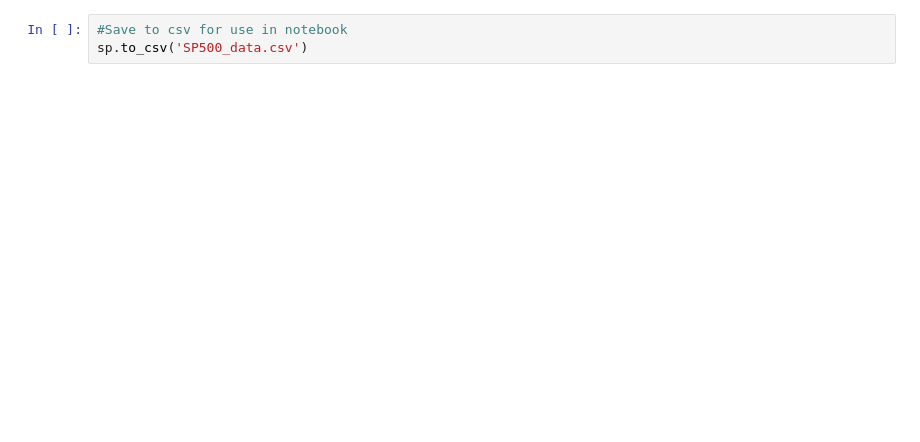
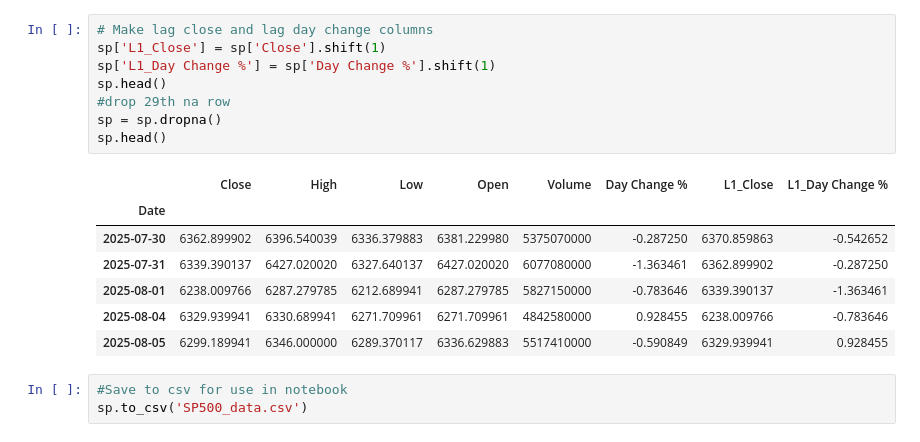
Before and after one commit to bradleyvance23/eco395-ml-midterm-kalshi, a Jupyter notebook: SP500_notebook.ipynb, the cells around one changed output. Drawn from its saved outputs; the diff is of its cells as text; blank space fills up the shorter version.

Commit message:
added lag close and lag day change % to sp csv

```diff
--- a/SP500_notebook.ipynb
+++ b/SP500_notebook.ipynb
@@ -39,3 +43,19 @@ sp.head()
+# %%
+# Make lag close and lag day change columns
+sp['L1_Close'] = sp['Close'].shift(1)
+sp['L1_Day Change %'] = sp['Day Change %'].shift(1)
+sp.head()
+#drop 29th na row
+sp = sp.dropna()
+sp.head()
+# %% [output]
+|  | Close | High | Low | Open | Volume | Day Change % | L1_Close | L1_Day Change % |
+| Date |  |  |  |  |  |  |  |  |
+| 2025-07-30 | 6362.899902 | 6396.540039 | 6336.379883 | 6381.229980 | 5375070000 | -0.287250 | 6370.859863 | -0.542652 |
+| 2025-07-31 | 6339.390137 | 6427.020020 | 6327.640137 | 6427.020020 | 6077080000 | -1.363461 | 6362.899902 | -0.287250 |
+| 2025-08-01 | 6238.009766 | 6287.279785 | 6212.689941 | 6287.279785 | 5827150000 | -0.783646 | 6339.390137 | -1.363461 |
+| 2025-08-04 | 6329.939941 | 6330.689941 | 6271.709961 | 6271.709961 | 4842580000 | 0.928455 | 6238.009766 | -0.783646 |
+| 2025-08-05 | 6299.189941 | 6346.000000 | 6289.370117 | 6336.629883 | 5517410000 | -0.590849 | 6329.939941 | 0.928455 |
 # %%
 #Save to csv for use in notebook
 sp.to_csv('SP500_data.csv')
```
Also changed, not shown: parts of 5 cells of this notebook, 1 other file.
